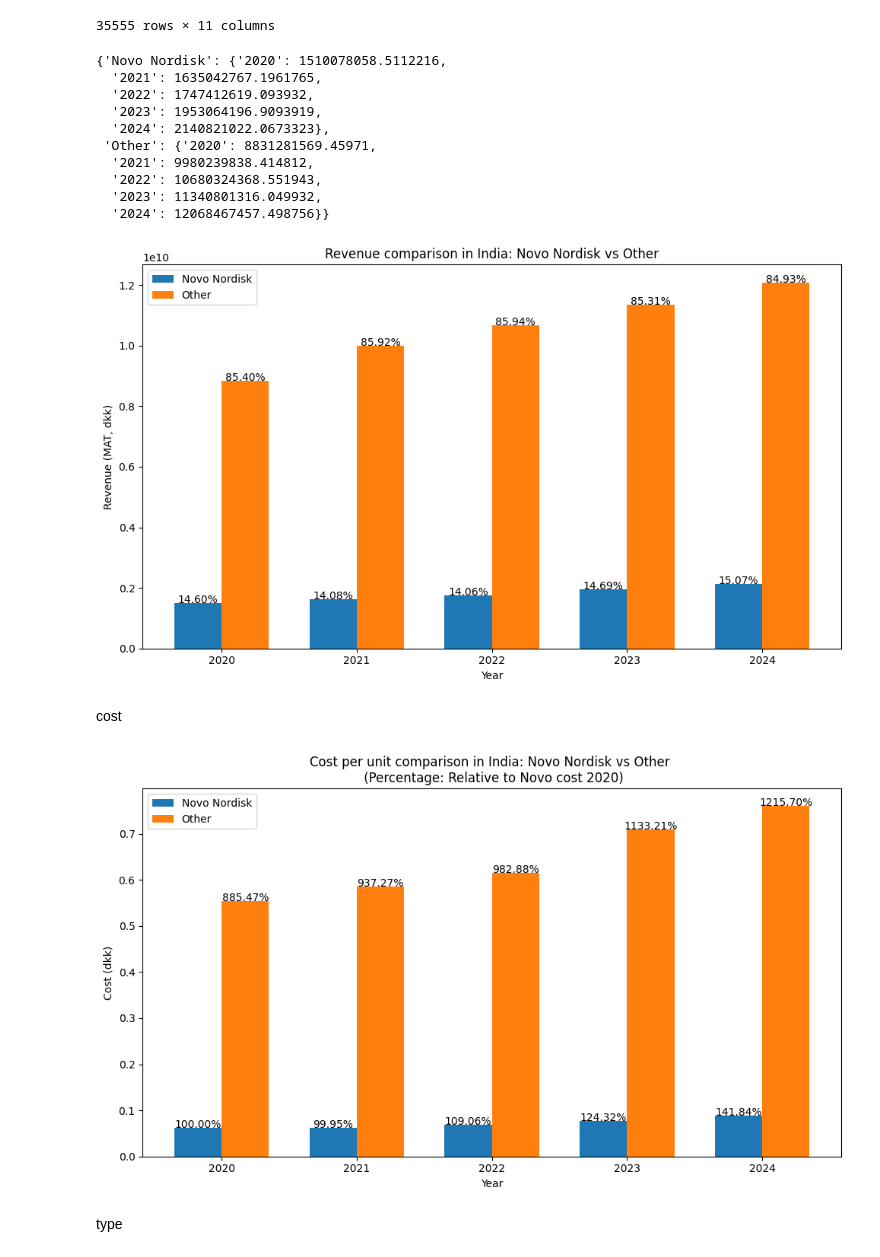
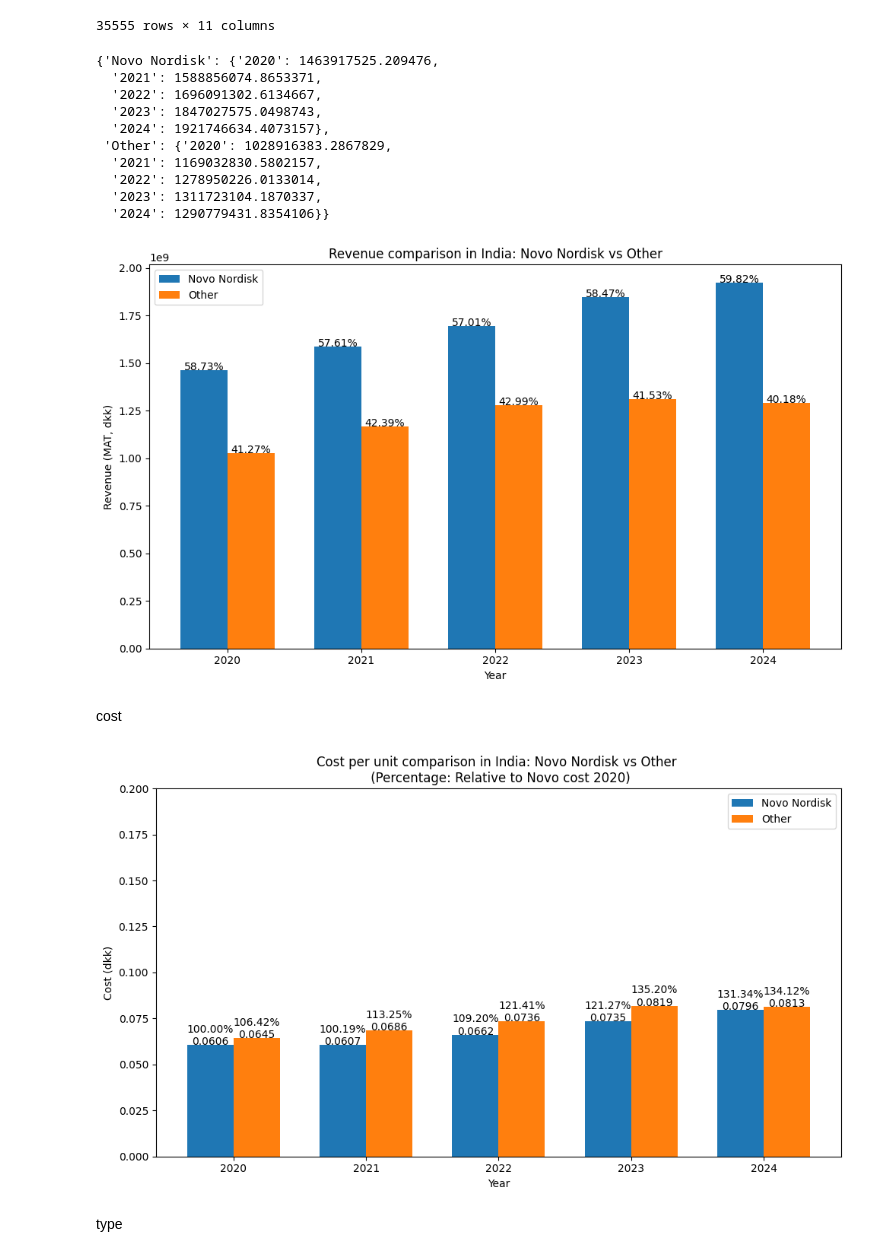
Before and after one commit to Apros7/Hackathons, a Jupyter notebook: Lucas/iqvia.ipynb, the cells around one changed output. Saved outputs shown, nothing was run; the diff lists cells and outputs as text; code cells hidden in the pictures.

```diff
--- a/Lucas/iqvia.ipynb
+++ b/Lucas/iqvia.ipynb
@@ -110,6 +110,7 @@ data_value
 # %%
 for i,row in data_value.iterrows():
     sales_key = "Novo Nordisk" if row["Company"] == "Novo Nordisk" else "Other"
+    if row["Therapy"] != "Insulin": continue
     sales[sales_key]["2020"].append(row["MAT Feb'20"])
     sales[sales_key]["2021"].append(row["MAT Feb'21"])
     sales[sales_key]["2022"].append(row["MAT Feb'22"])
@@ -122,16 +123,16 @@ for k, v in sales.items():
 # %%
 sales
 # %% [output]
-{'Novo Nordisk': {'2020': 1510078058.5112216,
-  '2021': 1635042767.1961765,
-  '2022': 1747412619.093932,
-  '2023': 1953064196.9093919,
-  '2024': 2140821022.0673323},
- 'Other': {'2020': 8831281569.45971,
-  '2021': 9980239838.414812,
-  '2022': 10680324368.551943,
-  '2023': 11340801316.049932,
-  '2024': 12068467457.498756}}
+{'Novo Nordisk': {'2020': 1463917525.209476,
+  '2021': 1588856074.8653371,
+  '2022': 1696091302.6134667,
+  '2023': 1847027575.0498743,
+  '2024': 1921746634.4073157},
+ 'Other': {'2020': 1028916383.2867829,
+  '2021': 1169032830.5802157,
+  '2022': 1278950226.0133014,
+  '2023': 1311723104.1870337,
+  '2024': 1290779431.8354106}}
 # %%
 years = list(sales['Novo Nordisk'].keys())
 novonordisk_values = list(sales['Novo Nordisk'].values())
@@ -164,7 +165,7 @@ plt.legend()
 plt.tight_layout()
 plt.show()
 # %% [output]
-[figure, old version]
+[figure, new version]
 # %% [markdown]
 cost
 # %%
@@ -179,33 +180,34 @@ other_cost = [rev / (vol * 1000000) for rev, vol in zip(other_sales_values, othe
 # %%
 years = list(sales['Novo Nordisk'].keys())
 novo_2020 = novonordisk_cost[0]
 
 # Calculate total volume
 total_volume = sum(novonordisk_cost) + sum(other_cost)
 
 # Plot
 plt.figure(figsize=(10, 6))
 bar_width = 0.35
 index = range(len(years))
 plt.bar(index, novonordisk_cost, bar_width, label='Novo Nordisk')
 plt.bar([i + bar_width for i in index], other_cost, bar_width, label='Other')
+plt.ylim(0, 0.2)
 
 # Annotate bars with percentage of total volume
 for i, (novonordisk_val, other_val) in enumerate(zip(novonordisk_cost, other_cost)):
     novonordisk_percent = (novonordisk_val / novo_2020) * 100
     other_percent = (other_val / novo_2020) * 100
-    plt.text(i, novonordisk_val, f'{novonordisk_percent:.2f}%', ha='center', color='black')
-    plt.text(i + bar_width, other_val, f'{other_percent:.2f}%', ha='center', color='black')
+    plt.text(i, novonordisk_val, f'{novonordisk_percent:.2f}%\n{novonordisk_val:.4f}', ha='center', color='black')
+    plt.text(i + bar_width, other_val, f'{other_percent:.2f}%\n{other_val:.4f}', ha='center', color='black')
 
 plt.xlabel('Year')
 plt.ylabel('Cost (dkk)')
 plt.title('Cost per unit comparison in India: Novo Nordisk vs Other \n (Percentage: Relative to Novo cost 2020)')
 plt.xticks([i + bar_width / 2 for i in index], years)
 plt.legend()
 
 plt.tight_layout()
 plt.show()
 # %% [output]
-[figure, old version]
+[figure, new version]
 # %% [markdown]
 type
```
Also changed, not shown: parts of 8 cells of this notebook.
